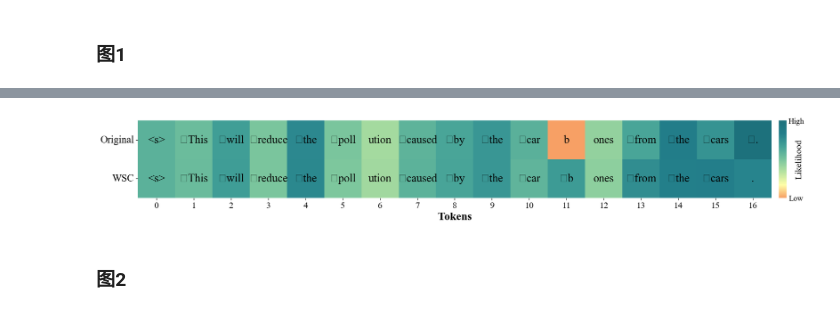
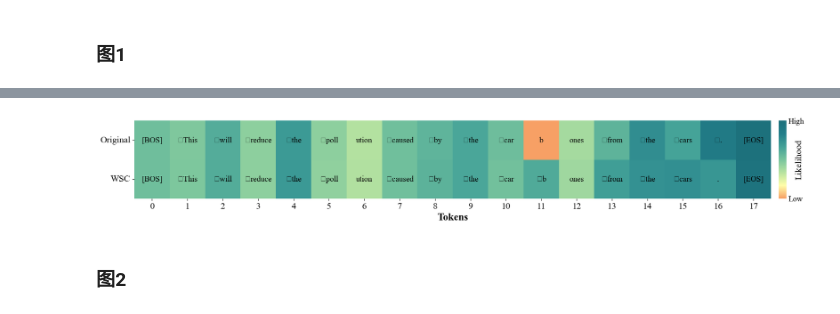
Before and after one commit to Computational-social-science/WSC, a Jupyter notebook: SHAP/Data Processing and Visualization.ipynb, the cells around one changed output, grey strips where cells are left out. Drawn from its saved outputs; the diff is of its cells as text; code cells hidden in the pictures.

```diff
--- a/SHAP/Data Processing and Visualization.ipynb
+++ b/SHAP/Data Processing and Visualization.ipynb
@@ -126,7 +160,9 @@ def analyze_toxicity(sentence):
 
 def calculate_semantic_similarity(sentence1, sentence2, max_length=32768):
 
-    embeddings = model_semantic_similarity.encode([sentence1, sentence2], instruction="", max_length=max_length)
+    embeddings = model_semantic_similarity.encode([sentence1, sentence2],
+                                                  instruction="Retrieve semantically similar text.",
+                                                  max_length=max_length)
 
     similarity = cos_sim(embeddings[0], embeddings[1])
 
@@ -220,6 +260,6 @@ print(model.get_token_log_likelihoods_dic(text_2))
 # %%
-ori_dic=[('<s>', -11.237125396728516), ('▁This', -11.858711242675781), ('▁will', -10.11039924621582), ('▁reduce', -12.407003402709961), ('▁the', -8.879886627197266), ('▁poll', -12.396705627441406), ('ution', -13.708147048950195), ('▁caused', -11.314926147460938), ('▁by', -10.547585487365723), ('▁the', -9.66524887084961), ('▁car', -11.1733980178833), ('b', -18.31064224243164), ('ones', -13.203455924987793), ('▁from', -10.53235912322998), ('▁the', -8.116357803344727), ('▁cars', -9.48948860168457), ('▁.', -6.343552589416504)]
-cor_dic=[('<s>', -11.227346420288086), ('▁This', -11.81181812286377), ('▁will', -10.044952392578125), ('▁reduce', -12.417708396911621), ('▁the', -8.851263999938965), ('▁poll', -12.475783348083496), ('ution', -13.632890701293945), ('▁caused', -11.289347648620605), ('▁by', -10.46395492553711), ('▁the', -9.693716049194336), ('▁car', -11.415257453918457), ('▁b', -9.925092697143555), ('ones', -13.010881423950195), ('▁from', -9.179254531860352), ('▁the', -8.306880950927734), ('▁cars', -8.226369857788086), ('.', -8.616849899291992)]
+ori_dic=[('[BOS]', -11.237125396728516), ('▁This', -11.858711242675781), ('▁will', -10.11039924621582), ('▁reduce', -12.407003402709961), ('▁the', -8.879886627197266), ('▁poll', -12.396705627441406), ('ution', -13.708147048950195), ('▁caused', -11.314926147460938), ('▁by', -10.547585487365723), ('▁the', -9.66524887084961), ('▁car', -11.1733980178833), ('b', -18.31064224243164), ('ones', -13.203455924987793), ('▁from', -10.53235912322998), ('▁the', -8.116357803344727), ('▁cars', -9.48948860168457), ('▁.', -6.343552589416504), ('[EOS]', -4.968552589416504)]
+cor_dic=[('[BOS]', -11.227346420288086), ('▁This', -11.81181812286377), ('▁will', -10.044952392578125), ('▁reduce', -12.417708396911621), ('▁the', -8.851263999938965), ('▁poll', -12.475783348083496), ('ution', -13.632890701293945), ('▁caused', -11.289347648620605), ('▁by', -10.46395492553711), ('▁the', -9.693716049194336), ('▁car', -11.415257453918457), ('▁b', -9.925092697143555), ('ones', -13.010881423950195), ('▁from', -9.179254531860352), ('▁the', -8.306880950927734), ('▁cars', -8.226369857788086), ('.', -8.616849899291992), ('[EOS]', -5.246244430541992)]
 # %%
 data = []
 text = []
@@ -275,37 +315,37 @@ cax = sns.heatmap(
 )
 
 # 设置颜色条
 cbar = cax.collections[0].colorbar
 vmin, vmax = data_array.min(), data_array.max()
 cbar.set_ticks([vmin, vmax])
 cbar.set_ticklabels(['Low', 'High'])
 cbar.ax.tick_params(labelsize=14, size=0)
 cbar.set_label("Likelihood", labelpad=-16, size=16)
 
 # 在格子中添加文本
 for i in range(data_array.shape[0]):
     tokens = text[0] if i == 0 else text[1]
     for j in range(data_array.shape[1]):
-        ax.text(j + 0.5, i + 0.5, tokens[j], ha="center", va="center", color="black", fontsize=20)
+        ax.text(j + 0.5, i + 0.5, tokens[j], ha="center", va="center", color="black", fontsize=14)
 
 # 设置坐标轴标签
-ax.set_xlabel('Tokens', fontsize=20, fontdict={'weight': 'bold'})
+ax.set_xlabel('Tokens', fontsize=18, fontdict={'weight': 'bold'})
 
 ax.tick_params(axis='x', labelsize=16)
 
 # 设置 y 轴刻度和标签
 row_labels = ['Original', 'WSC']
 ax.set_yticks(np.arange(len(row_labels)) + 0.5)  # 设置y轴的刻度位置
-ax.set_yticklabels(row_labels, fontsize=18, rotation=0)  # y轴标签并旋转为水平
+ax.set_yticklabels(row_labels, fontsize=16, rotation=0)  # y轴标签并旋转为水平
 
 
 plt.savefig('./plot_1_300dpi.jpg', bbox_inches='tight', dpi=300)
 # plt.savefig('./plot_1_300dpi.png', bbox_inches='tight', dpi=300)
 # plt.savefig('./plot_1_300dpi.tiff', bbox_inches='tight', dpi=300)
 # plt.savefig('./plot_1_300dpi.svg', bbox_inches='tight', dpi=300)
 plt.show()
 # %% [output]
-[figure, old version]
+[figure, new version]
 # %% [markdown]
 ### 图2
 # %%
```
Also changed, not shown: parts of 3 cells of this notebook, 1 other file.
